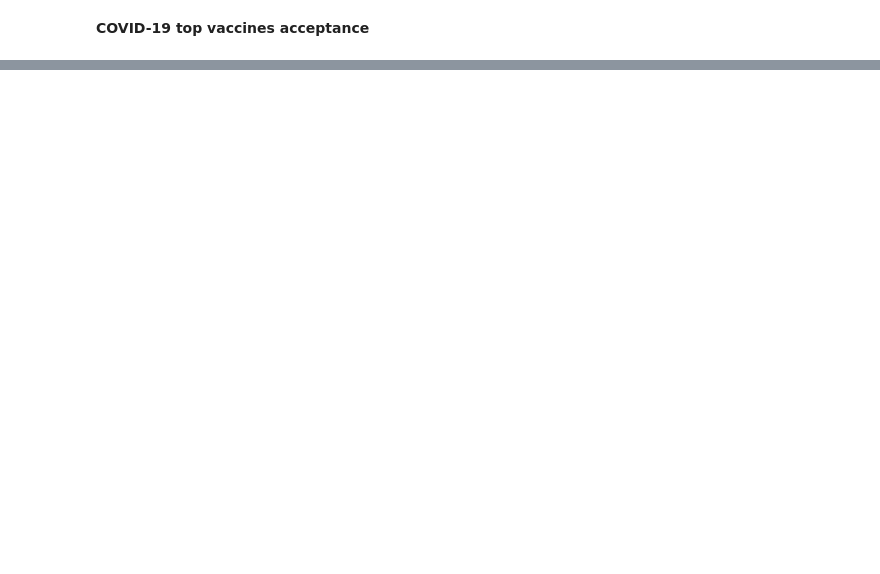
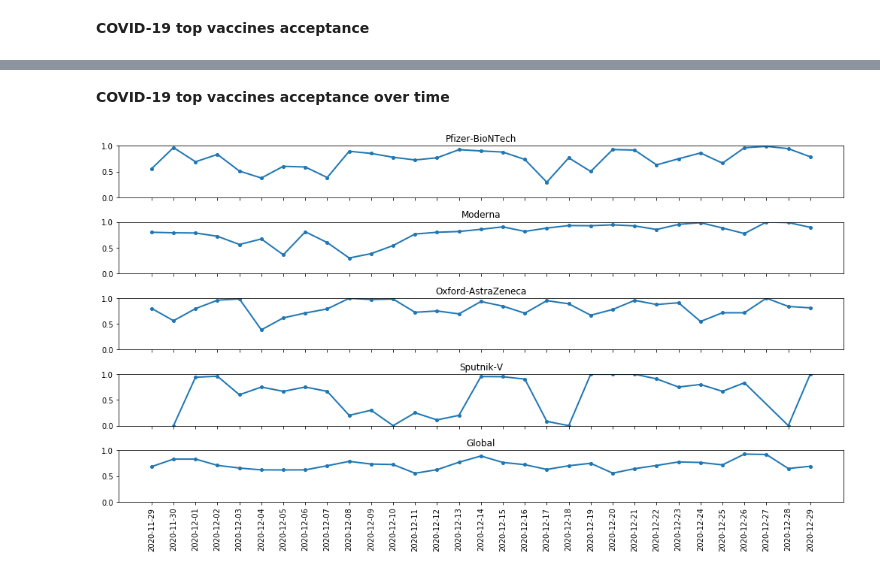
Before and after one commit to albertrial/covid-vaccine-tweets-study, a Jupyter notebook: BDA-Project-RafelPalliser-AlbertRial.ipynb, the cells around one changed output, grey strips where cells are left out. Saved outputs shown, nothing was run; the diff lists cells and outputs as text; code cells hidden in the pictures; blank space fills up the shorter version.

```diff
--- a/BDA-Project-RafelPalliser-AlbertRial.ipynb
+++ b/BDA-Project-RafelPalliser-AlbertRial.ipynb
@@ -960,0 +1117,47 @@ stacked_barplot(vaccines_list, acceptance, title='', x_label='', y_label='', lab
+# %% [markdown]
+**COVID-19 top vaccines acceptance over time**
+# %%
+from src.plots import timeseries
+
+pip = [
+    {'$match': {'vaccine_acceptance.global_acceptance': {'$ne': 'neutral'}}},
+    {'$group': {'_id': {'date': '$date', 'acceptance': '$vaccine_acceptance.global_acceptance'}, 'count': {'$sum':1}}},
+    {'$group': {'_id': '$_id.date', 'count_group': {'$push': {'acceptance': '$_id.acceptance', 'count': '$count'}}}},
+    {'$sort': SON([('_id', pymongo.ASCENDING)])}
+]
+
+res = tweets.aggregate(pip)
+
+g_days = []
+g_acceptances = []
+for r in res:
+    g_days.append(r['_id'])
+    d = defaultdict(int, {group['acceptance']: group['count'] for group in r['count_group']})
+    acceptance = d['in_favour']/(d['in_favour'] + d['against'])
+    g_acceptances.append(acceptance)
+
+
+pip = [
+    {'$match': {'vaccine_acceptance.global_acceptance': {'$ne': 'neutral'}, 'vaccines': {'$exists': True}}},
+    {'$unwind': '$vaccines'},
+    {'$group': {'_id': {'date': '$date', 'acceptance': '$vaccine_acceptance.global_acceptance', 'vaccine': '$vaccines'}, 'count': {'$sum':1}}},
+    {'$group': {'_id': {'date': '$_id.date', 'vaccine': '$_id.vaccine'}, 'count_group': {'$push': {'acceptance': '$_id.acceptance', 'count': '$count'}}}},
+    {'$sort': SON([('_id.date', pymongo.ASCENDING)])}
+]
+
+res = tweets.aggregate(pip)
+
+days = defaultdict(list)
+acceptances = defaultdict(list)
+vaccines = ['Pfizer-BioNTech', 'Moderna', 'Oxford-AstraZeneca', 'Sputnik-V']
+for r in res:
+    days[r['_id']['vaccine']].append(r['_id']['date'])
+    d = defaultdict(int, {group['acceptance']: group['count'] for group in r['count_group']})
+    acceptance = d['in_favour']/(d['in_favour'] + d['against'])
+    acceptances[r['_id']['vaccine']].append(acceptance)
+acceptances = [acceptances[vac] for vac in vaccines]
+days = [days[vac] for vac in vaccines]
+
+timeseries(days + [g_days], acceptances + [g_acceptances], vaccines + ['Global'], label_rotation=90, figsize=(14, 8))
+# %% [output]
+[figure, added]
```
Also changed, not shown: parts of 39 cells of this notebook, 2 other files.
